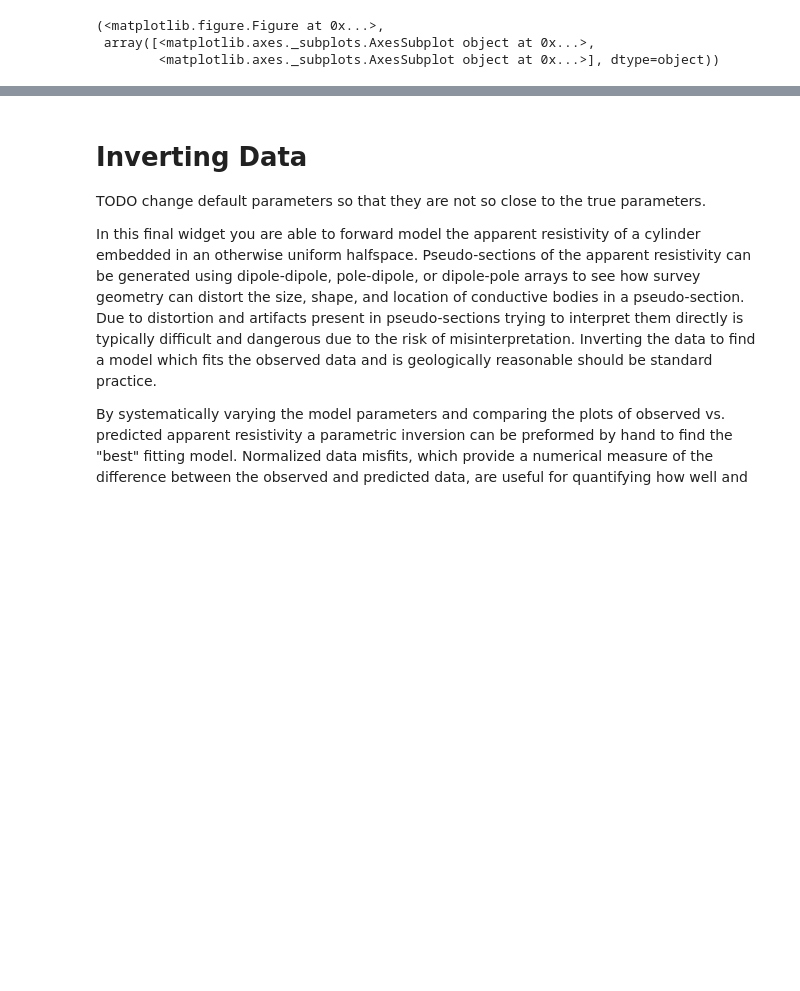
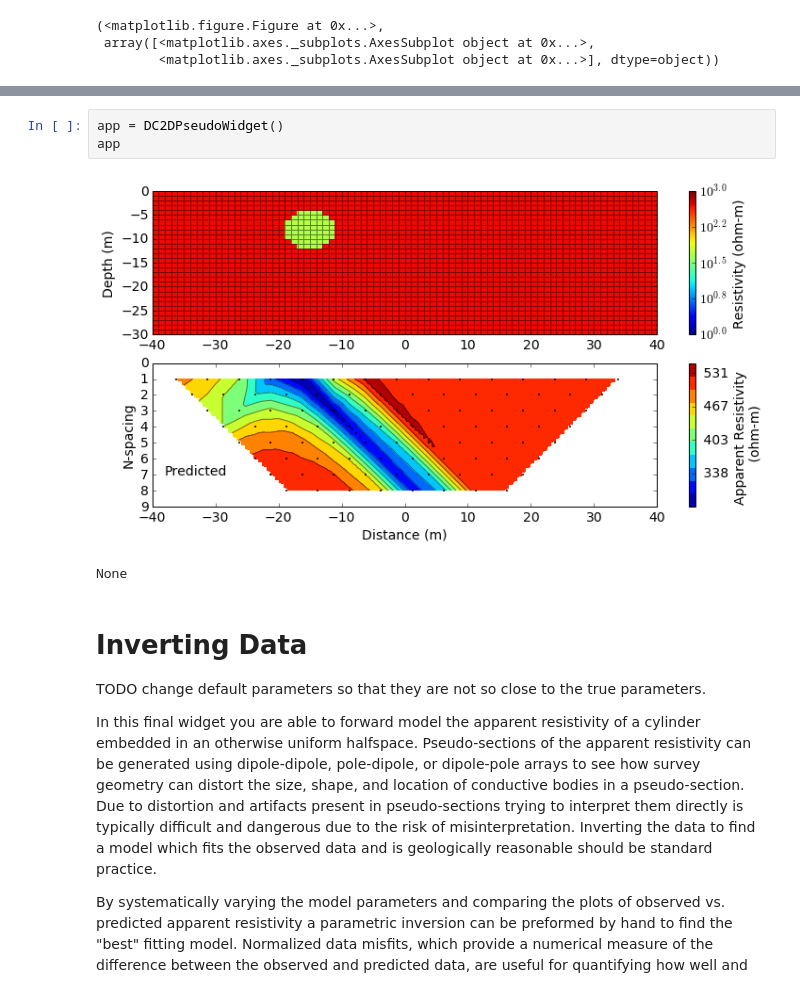
Before and after one commit to geoscixyz/geosci-labs, a Jupyter notebook: DC/DCLab.ipynb, the cells around one changed output, grey strips where cells are left out. Drawn from its saved outputs; the diff is of its cells as text; blank space fills up the shorter version.

```diff
--- a/DC/DCLab.ipynb
+++ b/DC/DCLab.ipynb
@@ -75,3 +72,9 @@ MidpointPseudoSectionWidget()
+# %%
+app = DC2DPseudoWidget()
+app
+# %% [output]
+[figure, added]
+None
 # %% [markdown]
 # Inverting Data
 
```
Also changed, not shown: parts of 2 cells of this notebook, 1 other file.
